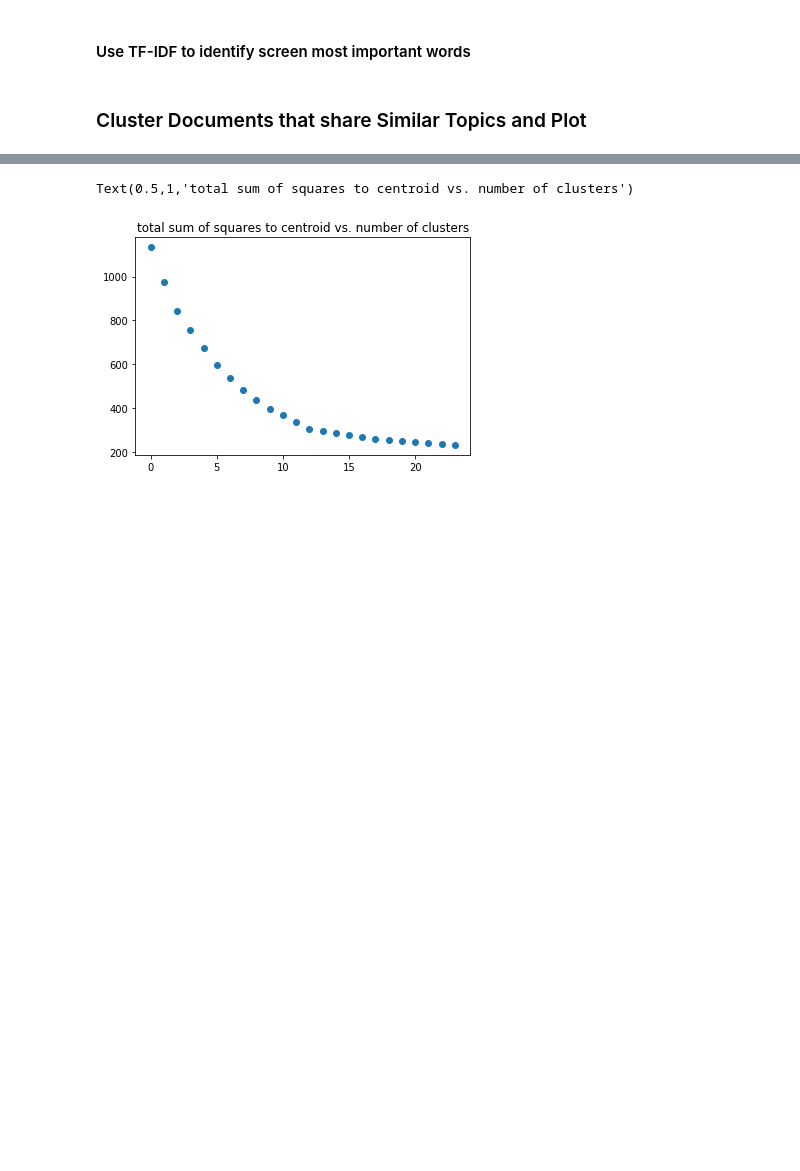
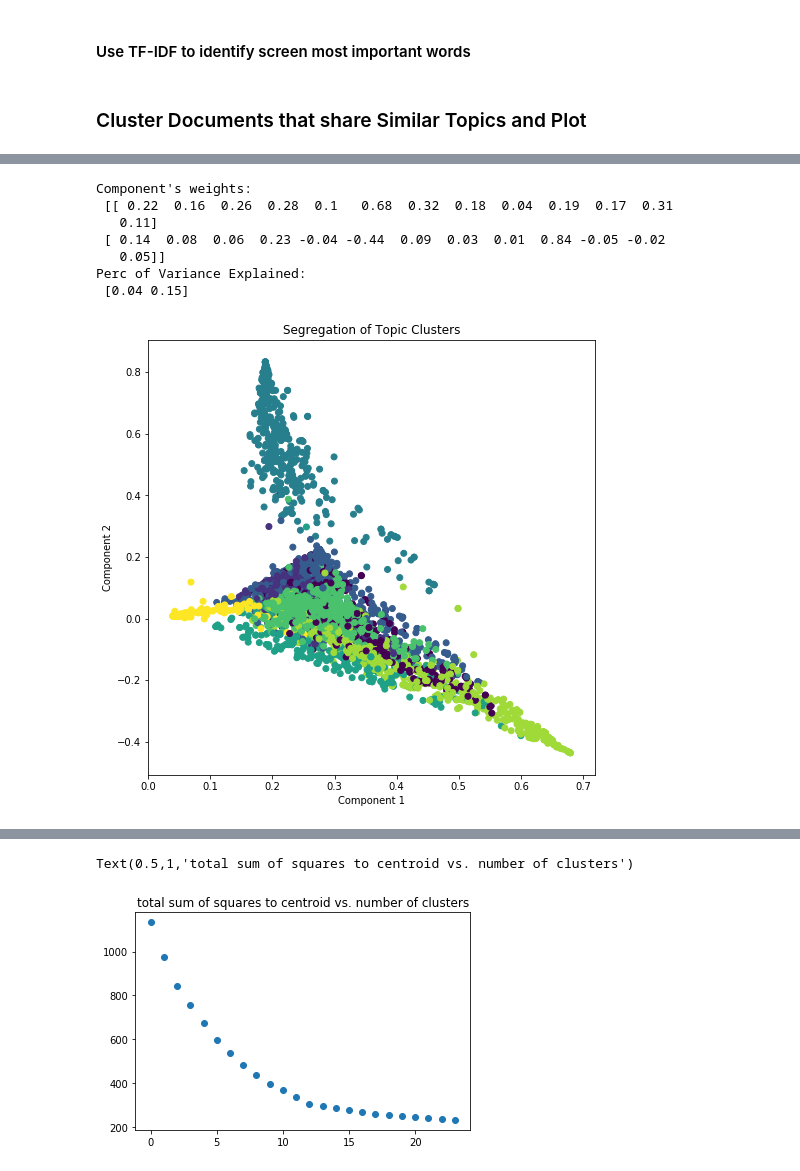
Before and after one commit to salbro/ae_project, a Jupyter notebook: spa_clustering.ipynb, the cells around one changed output, grey strips where cells are left out. Saved outputs shown, nothing was run; the diff lists cells and outputs as text; code cells hidden in the pictures; blank space fills up the shorter version.

```diff
--- a/spa_clustering.ipynb
+++ b/spa_clustering.ipynb
@@ -88,0 +202,8 @@ lda_output = best_lda_model.transform(data_vectorized)
+# %%
+best_n = 8
+M, C = kMedoids(D, best_n)
+
+labels = [None for _ in range(len(lda_output))]
+for label in C:
+    for point_idx in C[label]:
+        labels[point_idx] = label
@@ -88,0 +254,35 @@ lda_output = best_lda_model.transform(data_vectorized)
+# %%
+# Construct the k-means clusters
+from sklearn.cluster import KMeans, AgglomerativeClustering
+clusterer = AgglomerativeClustering(n_clusters=10)
+clusters = clusterer.fit_predict(lda_output)
+
+# Build the Singular Value Decomposition(SVD) model
+svd_model = TruncatedSVD(n_components=2)  # 2 components
+lda_output_svd = svd_model.fit_transform(lda_output)
+
+# X and Y axes of the plot using SVD decomposition
+x = lda_output_svd[:, 0]
+y = lda_output_svd[:, 1]
+
+
+# Plot
+plt.figure(figsize=(8, 8))
+plt.scatter(x, y, c=labels)
+plt.ylabel('Component 2')
+plt.xlabel('Component 1')
+plt.title("Segregation of Topic Clusters", )
+
+# Weights for the 15 columns of lda_output, for each component
+print("Component's weights: \n", np.round(svd_model.components_, 2))
+# Percentage of total information in 'lda_output' explained by the two components
+print("Perc of Variance Explained: \n", np.round(svd_model.explained_variance_ratio_, 2))
+# %% [output]
+Component's weights:
+ [[ 0.22  0.16  0.26  0.28  0.1   0.68  0.32  0.18  0.04  0.19  0.17  0.31
+   0.11]
+ [ 0.14  0.08  0.06  0.23 -0.04 -0.44  0.09  0.03  0.01  0.84 -0.05 -0.02
+   0.05]]
+Perc of Variance Explained:
+ [0.04 0.15]
+[figure, added]
```
Also changed, not shown: parts of 17 cells of this notebook, 5 other files.
